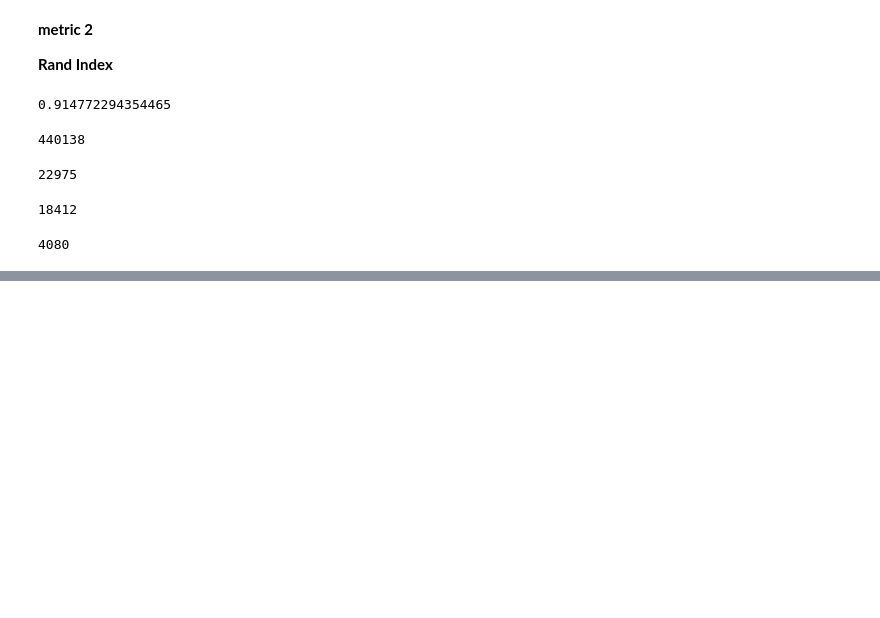
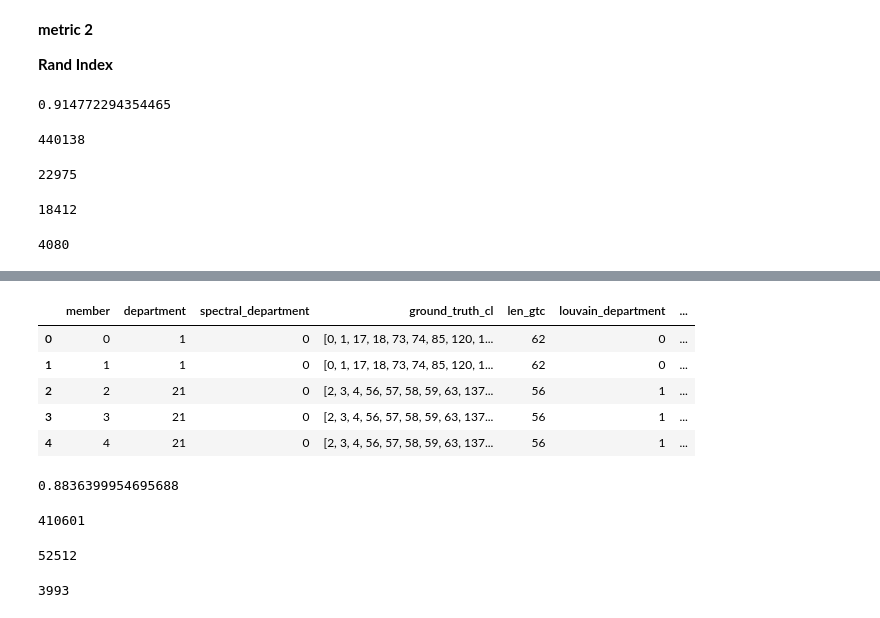
Before and after one commit to contribcode/social_networks_theory_and_practice, a Jupyter notebook: Social_Networks.ipynb, the cells around one changed output, grey strips where cells are left out. Saved outputs shown, nothing was run; the diff lists cells and outputs as text; code cells hidden in the pictures; blank space fills up the shorter version.

```diff
--- a/Social_Networks.ipynb
+++ b/Social_Networks.ipynb
@@ -331,0 +418,14 @@ a11
+# %%
+def common_members_louvain(department, louvain_department):
+  louvain_cl = set(louvain_clusters[louvain_department])
+  ground_truth_cl = set(ground_truth_clusters[department])
+  cm = louvain_cl.intersection(ground_truth_cl)
+  return cm
+# %%
+clusters['common_members_louvain'] = clusters.apply(
+    lambda row: common_members_louvain(row.department, row.louvain_department), axis=1)
+# %%
+clusters['len_cm_louvain'] = clusters.common_members_louvain.apply(len)
+# %%
+clusters['correct_cl_louvain'] = \
+  clusters.apply(lambda row: 1 if float(row.len_cm_louvain)/float(row.len_gtc) >= 0.5 else 0, axis=1)
@@ -331,0 +440,9 @@ a11
+# %%
+clusters.head()
+# %% [output]
+|  | member | department | spectral_department | ground_truth_cl | len_gtc | louvain_department | ... |
+| 0 | 0 | 1 | 0 | [0, 1, 17, 18, 73, 74, 85, 120, 1... | 62 | 0 | ... |
+| 1 | 1 | 1 | 0 | [0, 1, 17, 18, 73, 74, 85, 120, 1... | 62 | 0 | ... |
+| 2 | 2 | 21 | 0 | [2, 3, 4, 56, 57, 58, 59, 63, 137... | 56 | 1 | ... |
+| 3 | 3 | 21 | 0 | [2, 3, 4, 56, 57, 58, 59, 63, 137... | 56 | 1 | ... |
+| 4 | 4 | 21 | 0 | [2, 3, 4, 56, 57, 58, 59, 63, 137... | 56 | 1 | ... |
@@ -331,0 +485,19 @@ a11
+# %%
+numerator = a00+a11
+denominator = a00+a01+a10+a11
+metric_2 = float(numerator)/float(denominator)
+metric_2
+# %% [output]
+0.8836399954695688
+# %%
+a00
+# %% [output]
+410601
+# %%
+a01
+# %% [output]
+52512
+# %%
+a10
+# %% [output]
+3993
```
Also changed, not shown: parts of 22 cells of this notebook.
